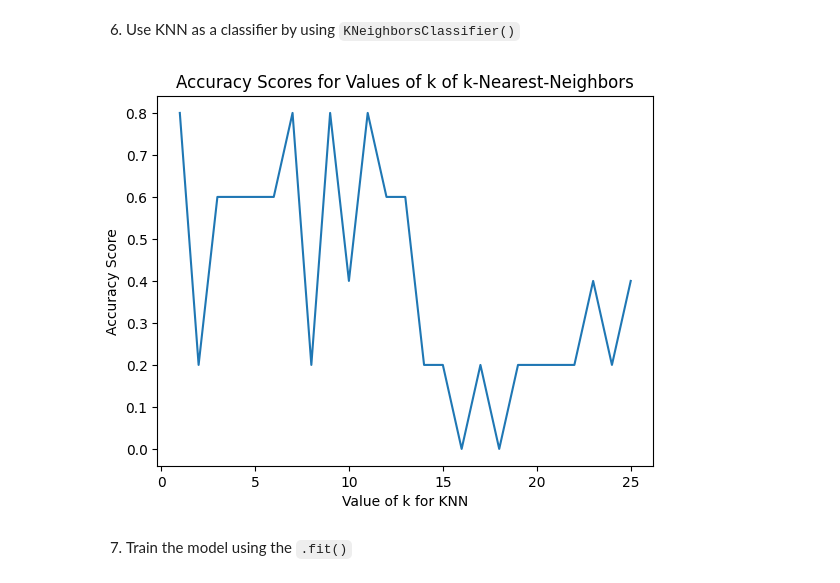
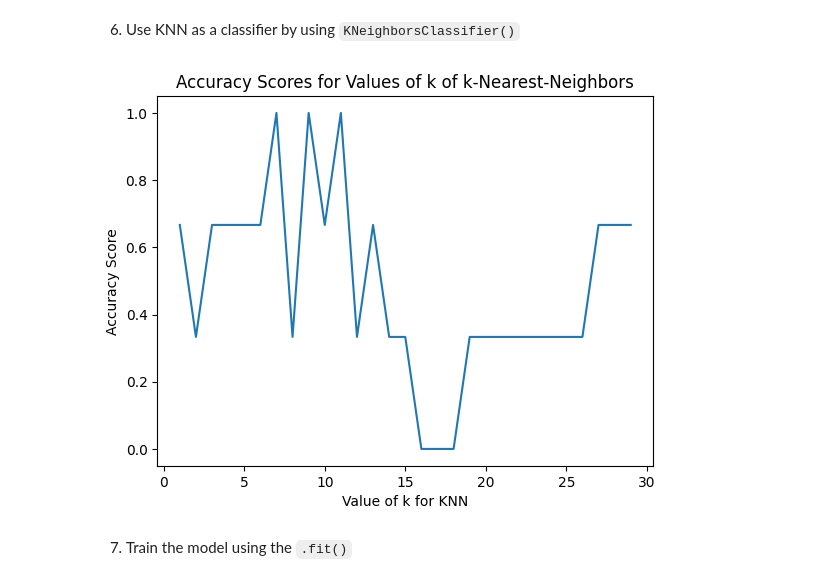
Before and after one commit to Luc1lfer/CCMACLRL_EXERCISES_COM221ML, a Jupyter notebook: Exercise3.ipynb, the cells around one changed output. Drawn from its saved outputs; the diff is of its cells as text; code cells hidden in the pictures.

```diff
--- a/Exercise3.ipynb
+++ b/Exercise3.ipynb
@@ -120,7 +120,7 @@ print(y)
 # put your answer here
 X_train, X_test, y_train, y_test = train_test_split(X,
                                                     y,
-                                                    test_size=0.1,
+                                                    test_size=0.05,
                                                     random_state=5)
 print(X_train.shape)
 print(y_train.shape)
@@ -136,27 +136,27 @@ print(y_test.shape)
 # %% [markdown]
 6. Use KNN as a classifier by using `KNeighborsClassifier()`
 # %%
-k_range = list(range(1,26))
+k_range = list(range(1,30))
 scores = []
 
 for k in k_range:
 
     knn = KNeighborsClassifier(n_neighbors=k)
 
     # Train the model
     knn.fit(X_train, y_train)
 
     # Test the model
     y_pred = knn.predict(X_test)
     scores.append(metrics.accuracy_score(y_test, y_pred))
 
 plt.plot(k_range, scores)
 plt.xlabel('Value of k for KNN')
 plt.ylabel('Accuracy Score')
 plt.title('Accuracy Scores for Values of k of k-Nearest-Neighbors')
 plt.show()
 # %% [output]
-[figure, old version]
+[figure, new version]
 # %%
 # put your answer here
 knn = KNeighborsClassifier(n_neighbors=7)
```
Also changed, not shown: parts of 3 cells of this notebook.
